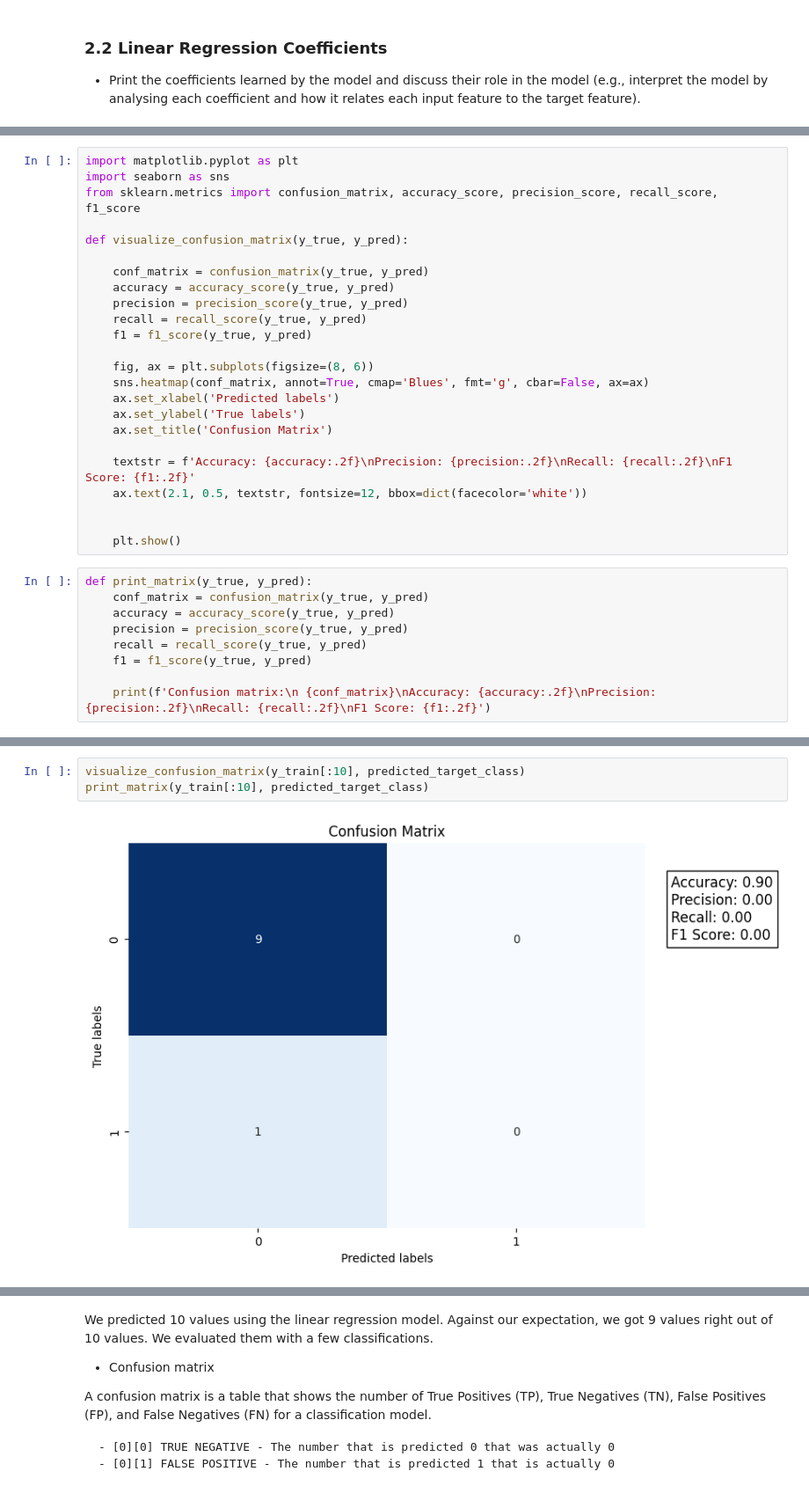
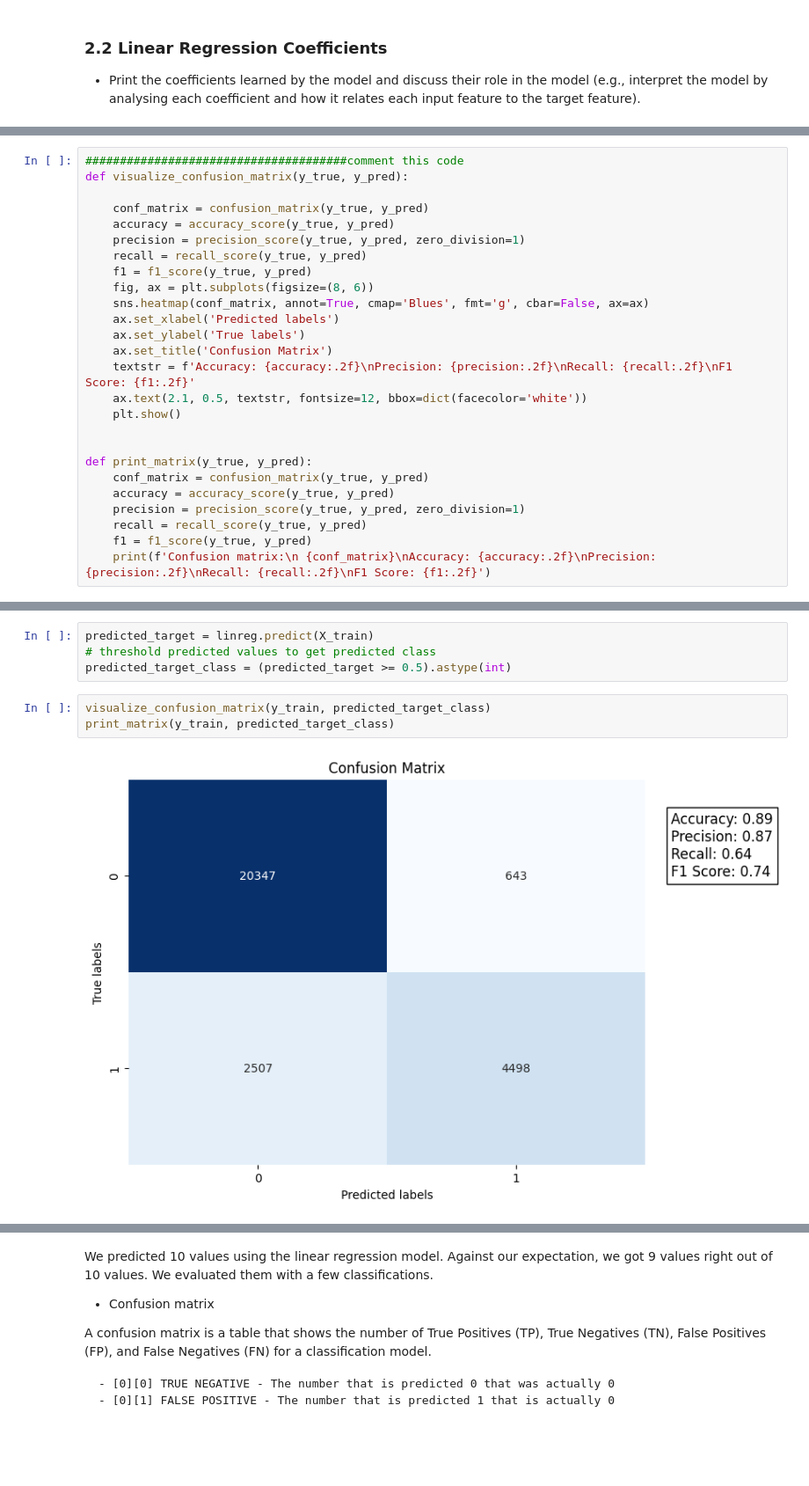
Before and after one commit to keyinb/data-analytics, a Jupyter notebook: 2022-Homework2-Notebook.ipynb, the cells around one changed output, grey strips where cells are left out. Shown at 88% size. Drawn from its saved outputs; the diff is of its cells as text; blank space fills up the shorter version.

```diff
--- a/2022-Homework2-Notebook.ipynb
+++ b/2022-Homework2-Notebook.ipynb
@@ -1092,33 +1100,26 @@ Text(0.5, 0, 'Prediction')
 # %%
-import matplotlib.pyplot as plt
-import seaborn as sns
-from sklearn.metrics import confusion_matrix, accuracy_score, precision_score, recall_score, f1_score
-
+######################################comment this code
 def visualize_confusion_matrix(y_true, y_pred):
 
     conf_matrix = confusion_matrix(y_true, y_pred)
     accuracy = accuracy_score(y_true, y_pred)
-    precision = precision_score(y_true, y_pred)
+    precision = precision_score(y_true, y_pred, zero_division=1)
     recall = recall_score(y_true, y_pred)
     f1 = f1_score(y_true, y_pred)
-
     fig, ax = plt.subplots(figsize=(8, 6))
     sns.heatmap(conf_matrix, annot=True, cmap='Blues', fmt='g', cbar=False, ax=ax)
     ax.set_xlabel('Predicted labels')
     ax.set_ylabel('True labels')
     ax.set_title('Confusion Matrix')
-
     textstr = f'Accuracy: {accuracy:.2f}\nPrecision: {precision:.2f}\nRecall: {recall:.2f}\nF1 Score: {f1:.2f}'
     ax.text(2.1, 0.5, textstr, fontsize=12, bbox=dict(facecolor='white'))
+    plt.show()
 
 
-    plt.show()
+def print_matrix(y_true, y_pred):
+    conf_matrix = confusion_matrix(y_true, y_pred)
+    accuracy = accuracy_score(y_true, y_pred)
+    precision = precision_score(y_true, y_pred, zero_division=1)
+    recall = recall_score(y_true, y_pred)
+    f1 = f1_score(y_true, y_pred)
+    print(f'Confusion matrix:\n {conf_matrix}\nAccuracy: {accuracy:.2f}\nPrecision: {precision:.2f}\nRecall: {recall:.2f}\nF1 Score: {f1:.2f}')
-# %%
-def print_matrix(y_true, y_pred):
-    conf_matrix = confusion_matrix(y_true, y_pred)
-    accuracy = accuracy_score(y_true, y_pred)
-    precision = precision_score(y_true, y_pred)
-    recall = recall_score(y_true, y_pred)
-    f1 = f1_score(y_true, y_pred)
-
-    print(f'Confusion matrix:\n {conf_matrix}\nAccuracy: {accuracy:.2f}\nPrecision: {precision:.2f}\nRecall: {recall:.2f}\nF1 Score: {f1:.2f}')
@@ -1125,6 +1128,10 @@ def print_matrix(y_true, y_pred):
+# %%
+predicted_target = linreg.predict(X_train)
+# threshold predicted values to get predicted class
+predicted_target_class = (predicted_target >= 0.5).astype(int)
 # %%
-visualize_confusion_matrix(y_train[:10], predicted_target_class)
-print_matrix(y_train[:10], predicted_target_class)
+visualize_confusion_matrix(y_train, predicted_target_class)
+print_matrix(y_train, predicted_target_class)
 # %% [output]
-[figure, old version]
+[figure, new version]
 Confusion matrix:
```
Also changed, not shown: parts of 25 cells of this notebook.
